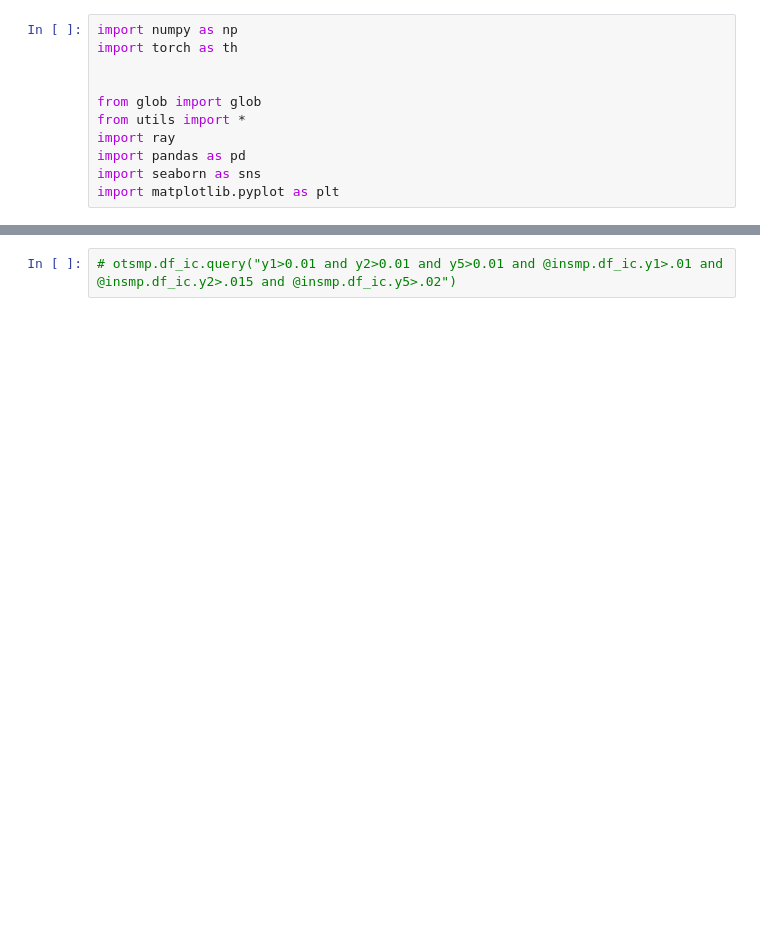
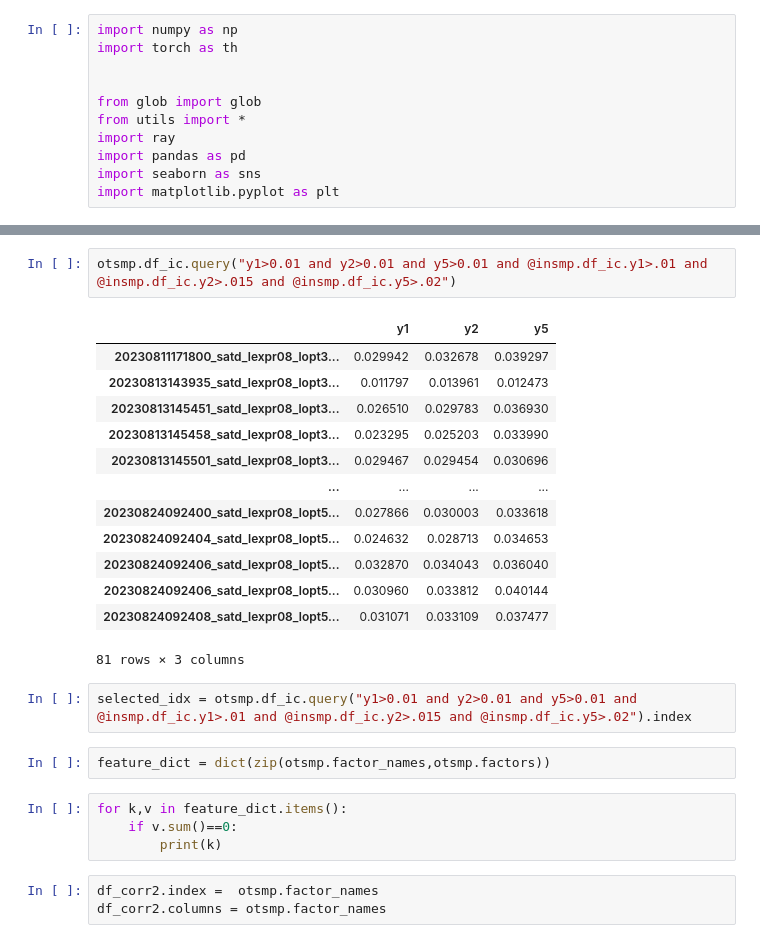
Before and after one commit to ZedRover/alphagen, a Jupyter notebook: test_backtest.ipynb, the cells around one changed output, grey strips where cells are left out. Saved outputs shown, nothing was run; the diff lists cells and outputs as text; blank space fills up the shorter version.

```diff
--- a/test_backtest.ipynb
+++ b/test_backtest.ipynb
@@ -41,2 +67,27 @@ df_corr = df_corr.round(3)
+# %%
+otsmp.df_ic.query("y1>0.01 and y2>0.01 and y5>0.01 and @insmp.df_ic.y1>.01 and @insmp.df_ic.y2>.015 and @insmp.df_ic.y5>.02")
+# %% [output]
+|  | y1 | y2 | y5 |
+| 20230811171800_satd_lexpr08_lopt3... | 0.029942 | 0.032678 | 0.039297 |
+| 20230813143935_satd_lexpr08_lopt3... | 0.011797 | 0.013961 | 0.012473 |
+| 20230813145451_satd_lexpr08_lopt3... | 0.026510 | 0.029783 | 0.036930 |
+| 20230813145458_satd_lexpr08_lopt3... | 0.023295 | 0.025203 | 0.033990 |
+| 20230813145501_satd_lexpr08_lopt3... | 0.029467 | 0.029454 | 0.030696 |
+| ... | ... | ... | ... |
+| 20230824092400_satd_lexpr08_lopt5... | 0.027866 | 0.030003 | 0.033618 |
+| 20230824092404_satd_lexpr08_lopt5... | 0.024632 | 0.028713 | 0.034653 |
+| 20230824092406_satd_lexpr08_lopt5... | 0.032870 | 0.034043 | 0.036040 |
+| 20230824092406_satd_lexpr08_lopt5... | 0.030960 | 0.033812 | 0.040144 |
+| 20230824092408_satd_lexpr08_lopt5... | 0.031071 | 0.033109 | 0.037477 |
+81 rows × 3 columns
 # %%
-# otsmp.df_ic.query("y1>0.01 and y2>0.01 and y5>0.01 and @insmp.df_ic.y1>.01 and @insmp.df_ic.y2>.015 and @insmp.df_ic.y5>.02")
+selected_idx = otsmp.df_ic.query("y1>0.01 and y2>0.01 and y5>0.01 and @insmp.df_ic.y1>.01 and @insmp.df_ic.y2>.015 and @insmp.df_ic.y5>.02").index
+# %%
+feature_dict = dict(zip(otsmp.factor_names,otsmp.factors))
+# %%
+for k,v in feature_dict.items():
+    if v.sum()==0:
+        print(k)
+# %%
+df_corr2.index =  otsmp.factor_names
+df_corr2.columns = otsmp.factor_names
```
Also changed, not shown: parts of 18 cells of this notebook, 5 other files.
